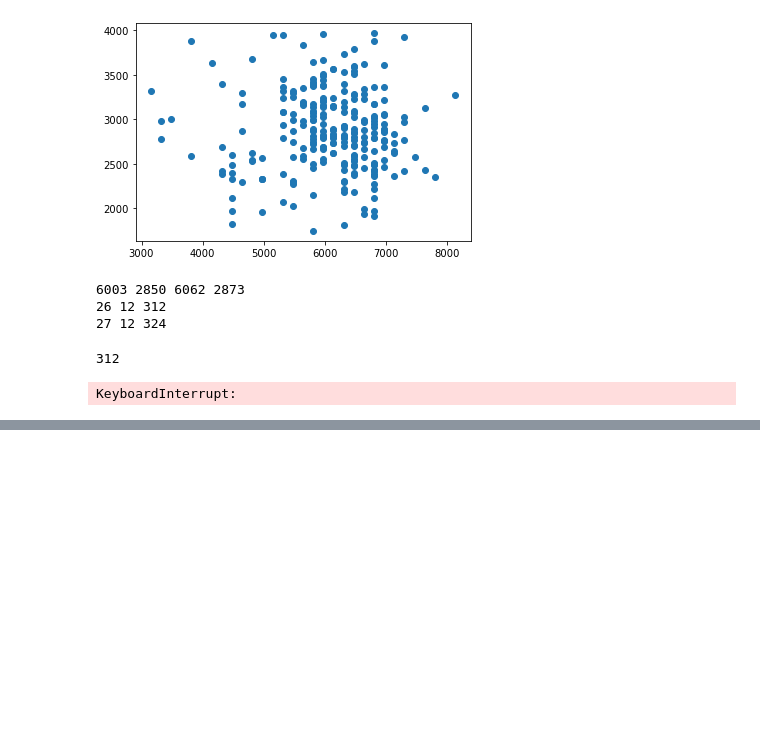
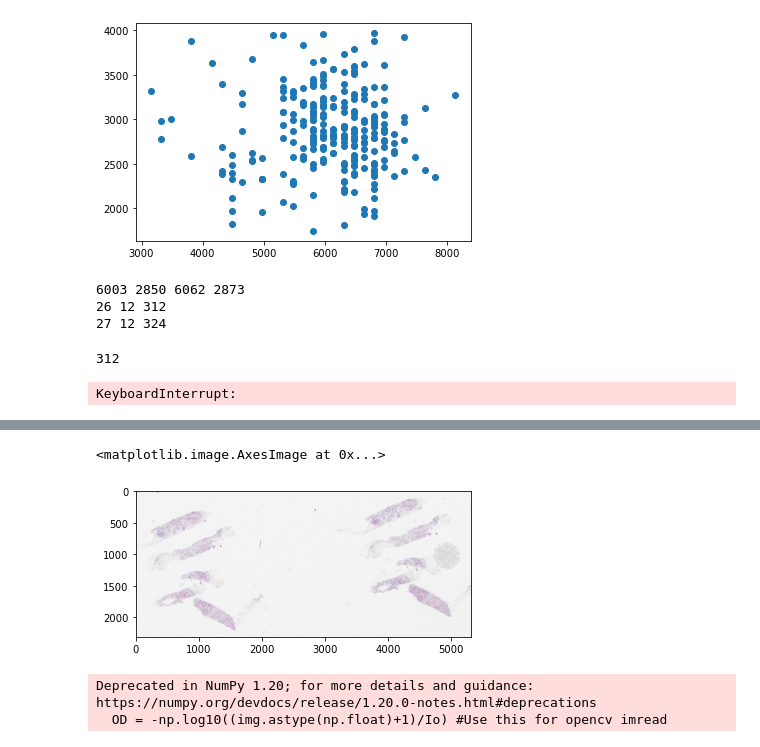
Before and after one commit to KZunT/Dacon, a Jupyter notebook: data_pre-processing.ipynb, the cells around one changed output, grey strips where cells are left out. Saved outputs shown, nothing was run; the diff lists cells and outputs as text; code cells hidden in the pictures; blank space fills up the shorter version.

```diff
--- a/data_pre-processing.ipynb
+++ b/data_pre-processing.ipynb
@@ -211,0 +384,12 @@ for i in range(k):
+# %%
+img = cv2.imread('C:/Users/sanda/Desktop/dacon/train_imgs/BC_01_0015.png')
+img = cv2.cvtColor(img, cv2.COLOR_BGR2RGB)
+plt.imshow(img)
+# %% [output]
+<matplotlib.image.AxesImage at 0x...>
+[figure, added]
+# %%
+Norm_img ,H_img, E_img = norm_HnE(img, Io=240, alpha=1, beta=0.15)
+# %% [output]
+Deprecated in NumPy 1.20; for more details and guidance: https://numpy.org/devdocs/release/1.20.0-notes.html#deprecations
+  OD = -np.log10((img.astype(np.float)+1)/Io) #Use this for opencv imread
```
Also changed, not shown: parts of 10 cells of this notebook.
